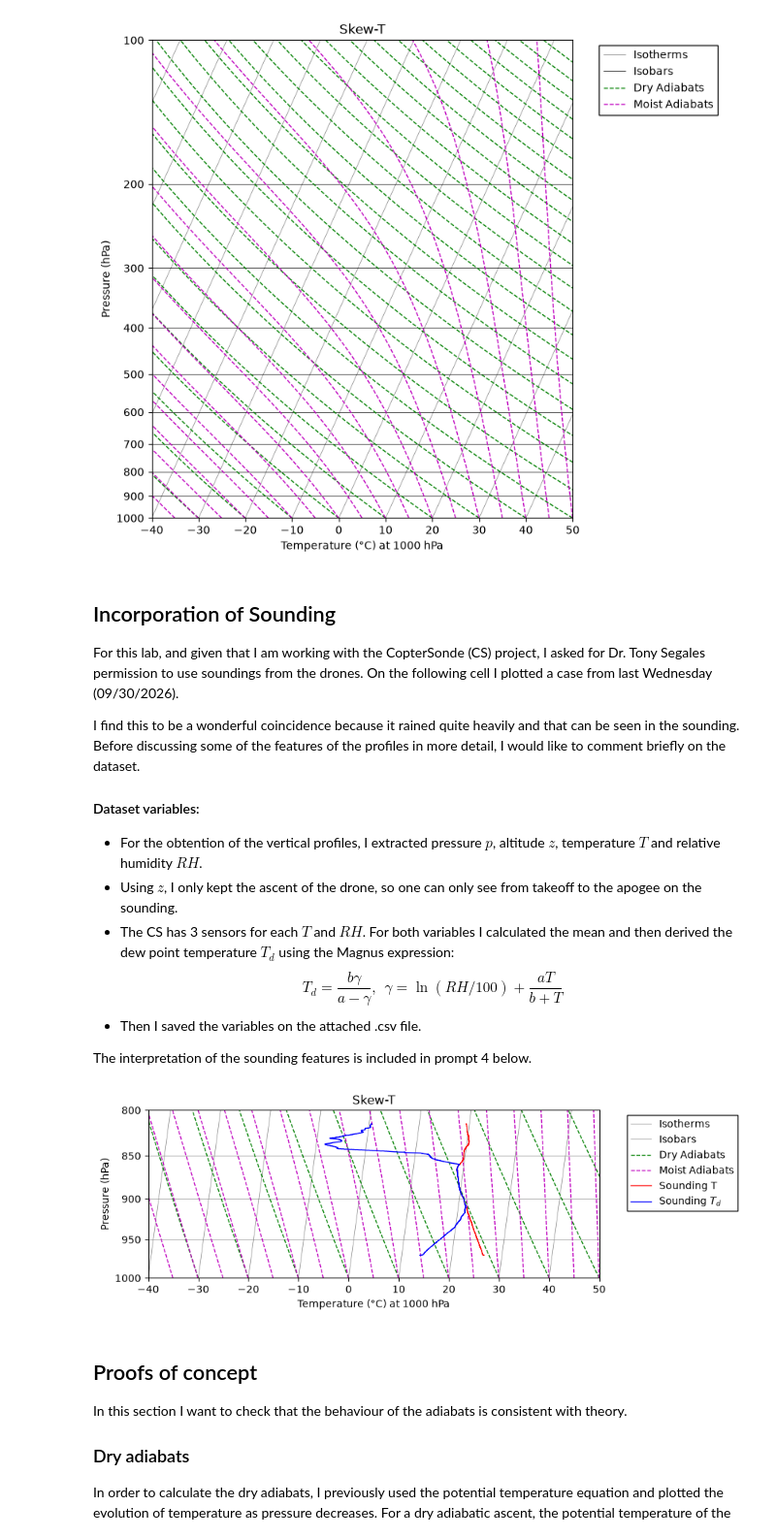
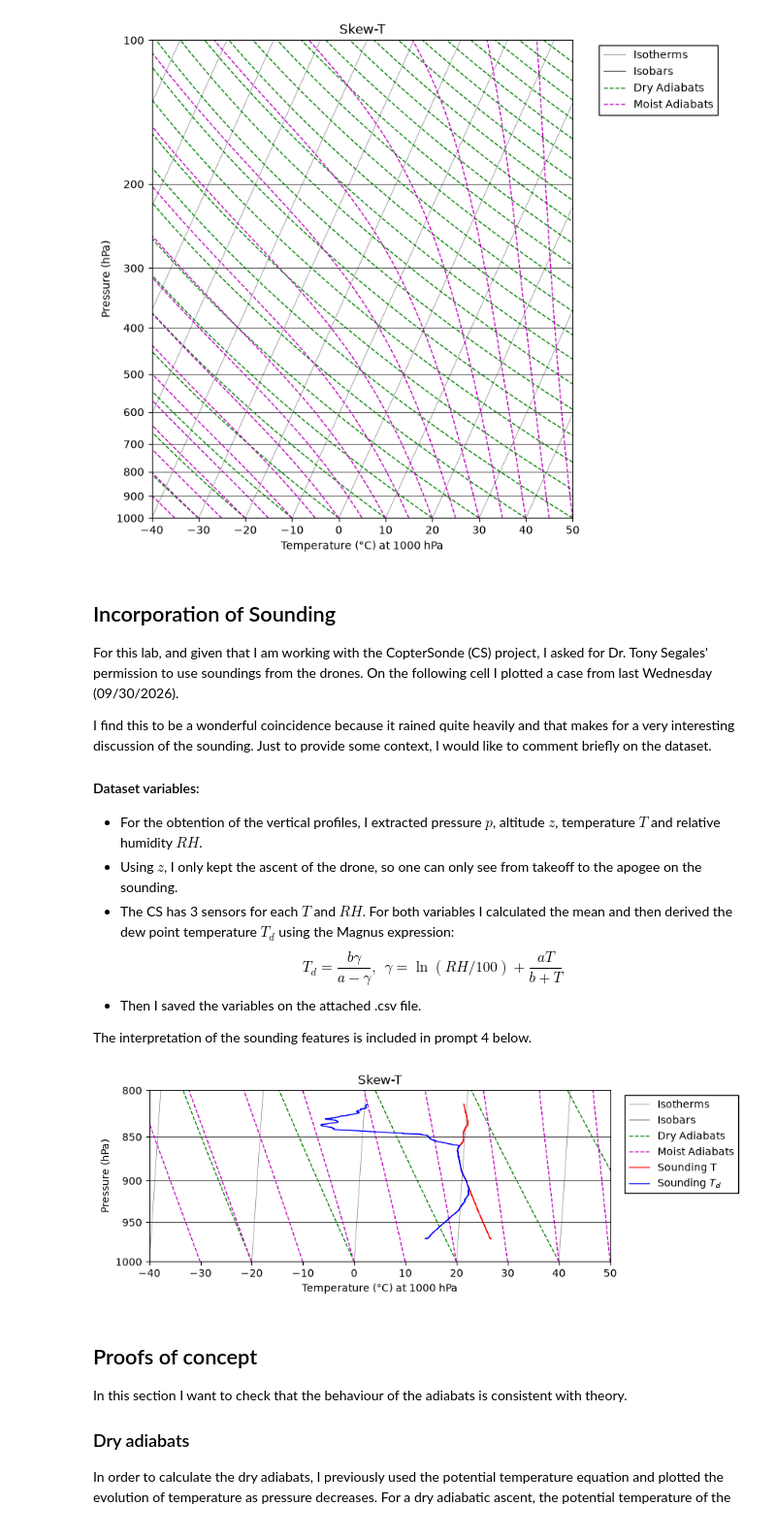
Before and after one commit to Chely-beep/METR5003, a Jupyter notebook: lab_3.ipynb, the cells around one changed output. Shown at 97% size. Drawn from its saved outputs; the diff is of its cells as text; code cells hidden in the pictures.

```diff
--- a/lab_3.ipynb
+++ b/lab_3.ipynb
@@ -148,7 +148,6 @@ for p in pres_guides:
     i+=1
 
 # Dry adiabats
-proof_DA_20 = []
 i=0
 label_DA=""
 for T0 in temp_DA:
@@ -159,12 +158,6 @@ for T0 in temp_DA:
 
     # Temperature along the dry adiabat
     T = pot_T(T0, pres)
-
-    if T0 == 20:
-        proof_DA_20 = np.append(proof_DA_20, T)
-
-
-
     # Transform into Skew-T coordinates
     T_sk = skewT(T, pres, skew=-20)
 
@@ -209,12 +202,6 @@ for T0 in temp_MA:
             )
     i+=1
 
-# Saturtation vapour pressure
-#temp_SVP = np.arange(-40, 51, 1)
-#SVP = e_s(temp_SVP)
-#T_sk = skewT(temp_SVP, SVP, skew=-20)
-#ax.plot(temp_SVP, SVP, color=("black"))
-
 
     # Axis configuration
 ax.set_yticks(pres_guides)
@@ -240,8 +219,8 @@ Td_s = profile["dewpoint_C"].to_numpy() - 273.15
 # %% [markdown]
 ## Incorporation of Sounding
-For this lab, and given that I am working with the CopterSonde (CS) project, I asked for Dr. Tony Segales permission to use soundings from the drones. On the following cell I plotted a case from last Wednesday (09/30/2026).
+For this lab, and given that I am working with the CopterSonde (CS) project, I asked for Dr. Tony Segales' permission to use soundings from the drones. On the following cell I plotted a case from last Wednesday (09/30/2026).
 
-I find this to be a wonderful coincidence because it rained quite heavily and that can be seen in the sounding. Before discussing some of the features of the profiles in more detail, I would like to comment briefly on the dataset.
+I find this to be a wonderful coincidence because it rained quite heavily and that makes for a very interesting discussion of the sounding. Just to provide some context, I would like to comment briefly on the dataset.
 
 #### Dataset variables:
 - For the obtention of the vertical profiles, I extracted pressure $p$, altitude $z$, temperature $T$ and relative humidity $RH$.
@@ -250,10 +229,20 @@ I find this to be a wonderful coincidence because it rained quite heavily and th
 - Then I saved the variables on the attached .csv file.
 
 The interpretation of the sounding features is included in prompt 4 below.
+# %%
+# Reading and extraction of the variables:
+
+import pandas as pd
+profile = pd.read_csv("00000086_thermo_profile.csv")
+
+p_s = profile["pressure_hPa"].to_numpy()
+# Temperatures are recorded in K, I need to remove the offset:
+T_s = profile["temperature_C"].to_numpy() - 273.15
+Td_s = profile["dewpoint_C"].to_numpy() - 273.15
 # %%
 pres = np.arange(1000, 799, -1)
 pres_guides=[1000, 950, 900, 850, 800]
-skew_CS = -20
+skew_CS = -10
 # Figure definition
 fig, ax = plt.subplots(figsize=(8, 3))
 ax.set_yscale("log") #Pressure in log (base 10) scale
@@ -289,7 +278,7 @@ for p in pres_guides:
         label_IB="_"
     ax.axhline(
         p,
-        color="grey",
+        color="black",
         linewidth=0.5,
         label=label_IB
     )
@@ -351,35 +340,35 @@ for T0 in temp_MA:
     i+=1
 
 # Sounding
 T_sk_1 = skewT(T_s, p_s, skew=skew_CS)
 T_sk_2 = skewT(Td_s, p_s, skew=skew_CS)
 ax.plot(
             T_sk_1, p_s,
             color="red",
             linewidth=1,
             label="Sounding T"
             )
 ax.plot(
             T_sk_2, p_s,
             color="blue",
             linewidth=1,
             label=r"Sounding $T_d$ "
             )
 
     # Axis configuration
 ax.set_yticks(pres_guides)
 ax.set_yticklabels([str(p) for p in pres_guides]) # Use the same array as the isobars
 ax.minorticks_off()
-ax.legend(bbox_to_anchor=(1.05, 1), loc='upper left', fancybox=False, framealpha=1, edgecolor="black")
+ax.legend(bbox_to_anchor=(1.02, 1), loc='upper left', fancybox=False, framealpha=1, edgecolor="black")
 
 
 ax.set_xlabel("Temperature (°C) at 1000 hPa")
 ax.set_ylabel("Pressure (hPa)")
 ax.set_title("Skew-T")
 
 plt.show()
 # %% [output]
-[figure, old version]
+[figure, new version]
 # %% [markdown]
 ## Proofs of concept
 In this section I want to check that the behaviour of the adiabats is consistent with theory.
```
Also changed, not shown: parts of 4 cells of this notebook.
